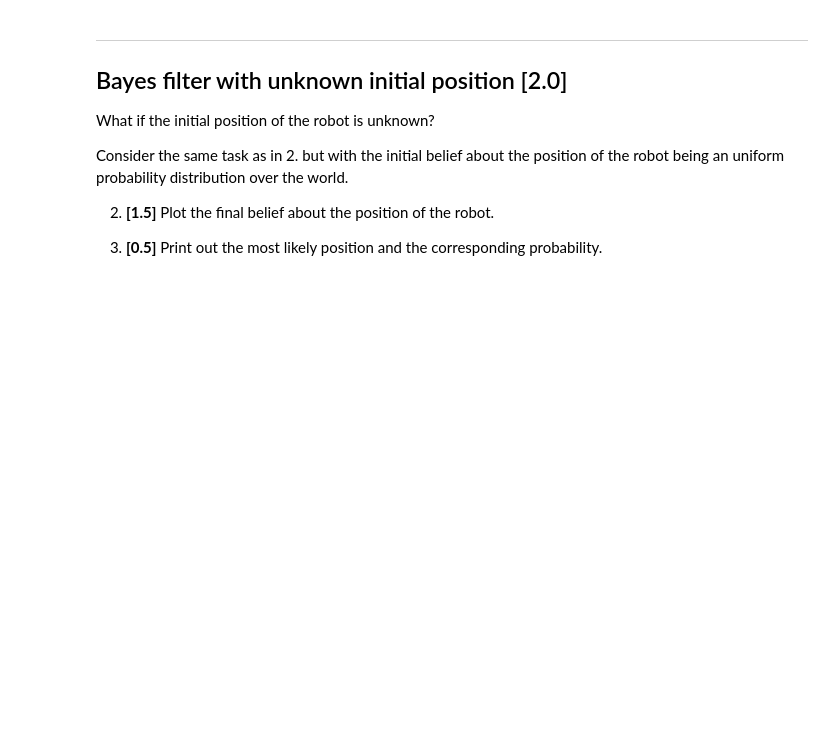
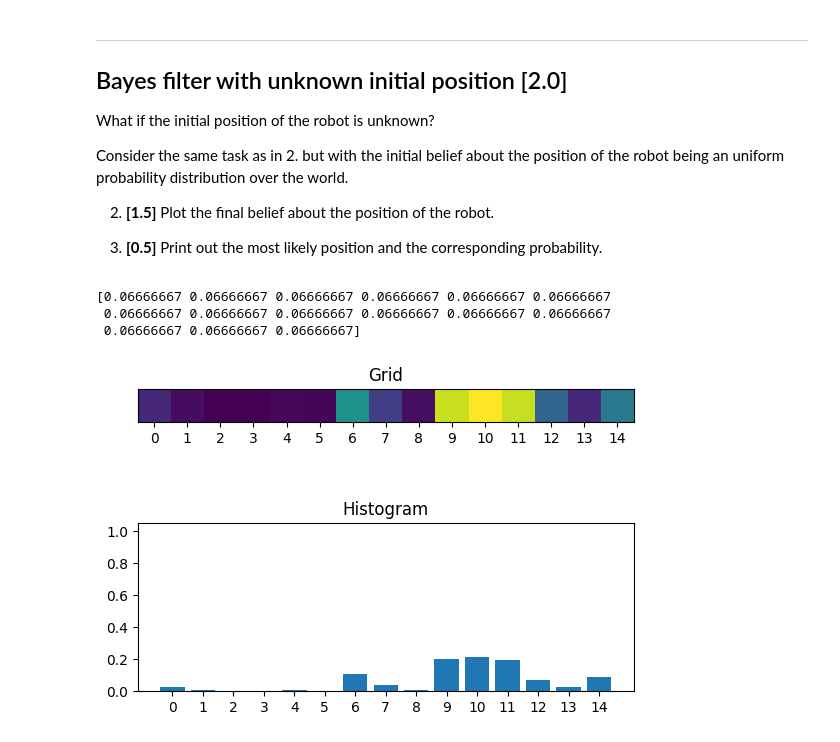
Before and after one commit to harry-graves/C18_code, a Jupyter notebook: navigation/ex01-bayes-filter/ex2_1.ipynb, the cells around one changed output. Drawn from its saved outputs; the diff is of its cells as text; code cells hidden in the pictures; blank space fills up the shorter version.

```diff
--- a/navigation/ex01-bayes-filter/ex2_1.ipynb
+++ b/navigation/ex01-bayes-filter/ex2_1.ipynb
@@ -84,3 +165,15 @@ Consider the same task as in 2. but with the initial belief about the position o
 2. **[1.5]** Plot the final belief about the position of the robot.
 
 3. **[0.5]** Print out the most likely position and the corresponding probability.
+# %%
+belief = np.ones(15)/15
+observations = np.loadtxt("observations.data", dtype=int, delimiter=",")
+world = np.loadtxt("world.data", dtype=int, delimiter=",")
+
+belief = recursive_bayes_filter(movements, observations, world, belief)
+plot_belief(belief)
+# %% [output]
+[0.06666667 0.06666667 0.06666667 0.06666667 0.06666667 0.06666667
+ 0.06666667 0.06666667 0.06666667 0.06666667 0.06666667 0.06666667
+ 0.06666667 0.06666667 0.06666667]
+[figure, added]
```
Also changed, not shown: parts of 3 cells of this notebook.
